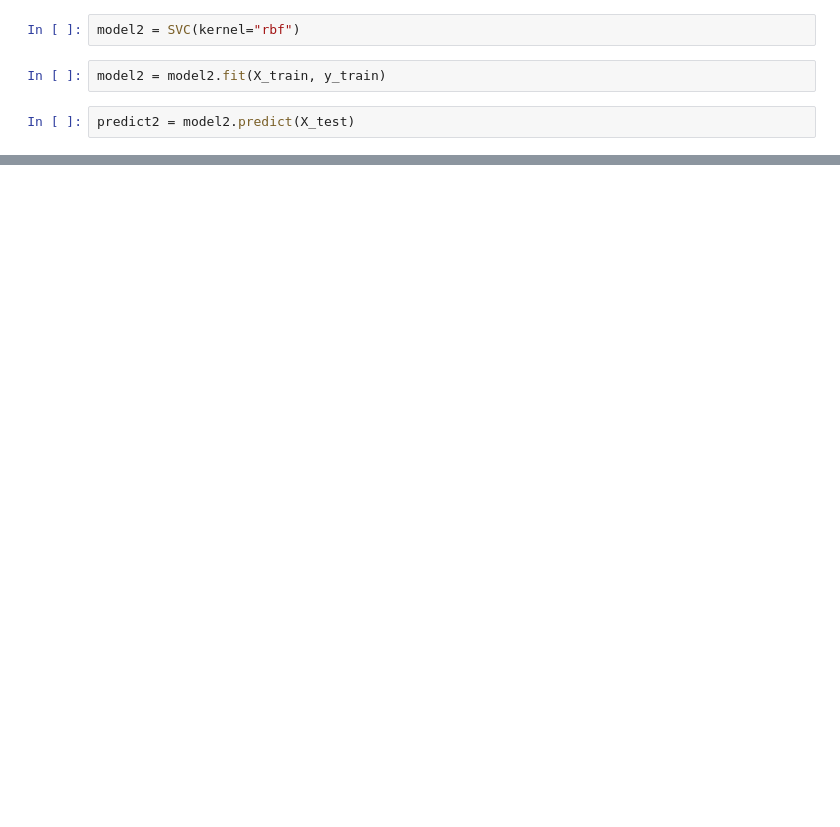
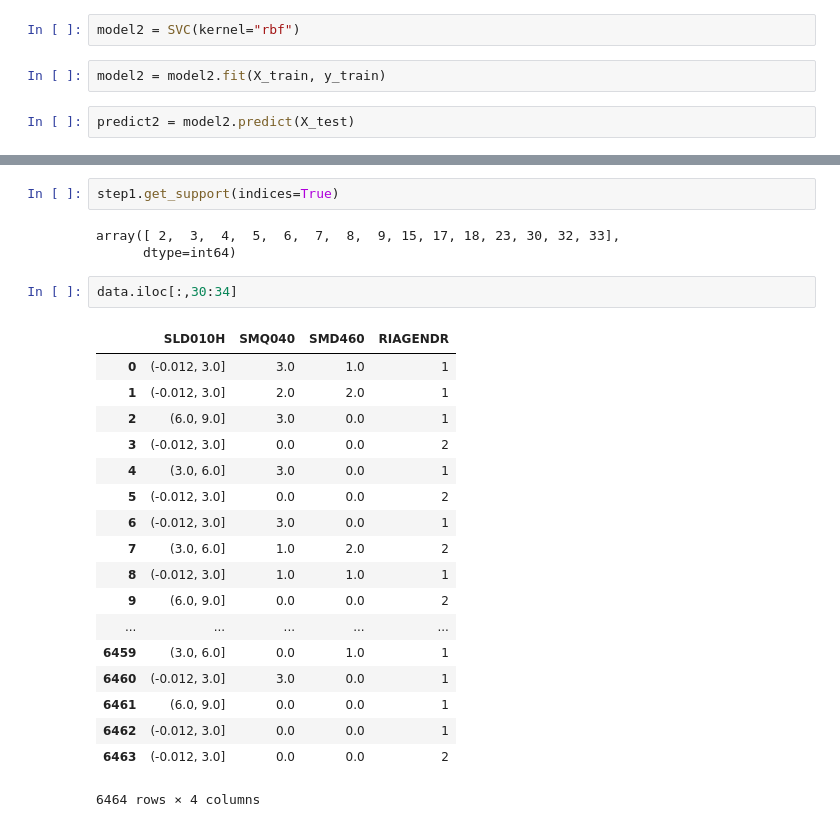
Before and after one commit to ikleinman/final_proj, a Jupyter notebook: original_csv_files/Feature_Selection.ipynb, the cells around one changed output, grey strips where cells are left out. Drawn from its saved outputs; the diff is of its cells as text; blank space fills up the shorter version.

```diff
--- a/original_csv_files/Feature_Selection.ipynb
+++ b/original_csv_files/Feature_Selection.ipynb
@@ -134,0 +178,26 @@ avg / total       0.74      0.77      0.72      1357
+# %%
+step1.get_support(indices=True)
+# %% [output]
+array([ 2,  3,  4,  5,  6,  7,  8,  9, 15, 17, 18, 23, 30, 32, 33],
+      dtype=int64)
+# %%
+data.iloc[:,30:34]
+# %% [output]
+|  | SLD010H | SMQ040 | SMD460 | RIAGENDR |
+| 0 | (-0.012, 3.0] | 3.0 | 1.0 | 1 |
+| 1 | (-0.012, 3.0] | 2.0 | 2.0 | 1 |
+| 2 | (6.0, 9.0] | 3.0 | 0.0 | 1 |
+| 3 | (-0.012, 3.0] | 0.0 | 0.0 | 2 |
+| 4 | (3.0, 6.0] | 3.0 | 0.0 | 1 |
+| 5 | (-0.012, 3.0] | 0.0 | 0.0 | 2 |
+| 6 | (-0.012, 3.0] | 3.0 | 0.0 | 1 |
+| 7 | (3.0, 6.0] | 1.0 | 2.0 | 2 |
+| 8 | (-0.012, 3.0] | 1.0 | 1.0 | 1 |
+| 9 | (6.0, 9.0] | 0.0 | 0.0 | 2 |
+| ... | ... | ... | ... | ... |
+| 6459 | (3.0, 6.0] | 0.0 | 1.0 | 1 |
+| 6460 | (-0.012, 3.0] | 3.0 | 0.0 | 1 |
+| 6461 | (6.0, 9.0] | 0.0 | 0.0 | 1 |
+| 6462 | (-0.012, 3.0] | 0.0 | 0.0 | 1 |
+| 6463 | (-0.012, 3.0] | 0.0 | 0.0 | 2 |
+6464 rows × 4 columns
```
Also changed, not shown: parts of 22 cells of this notebook, 1 other file.
